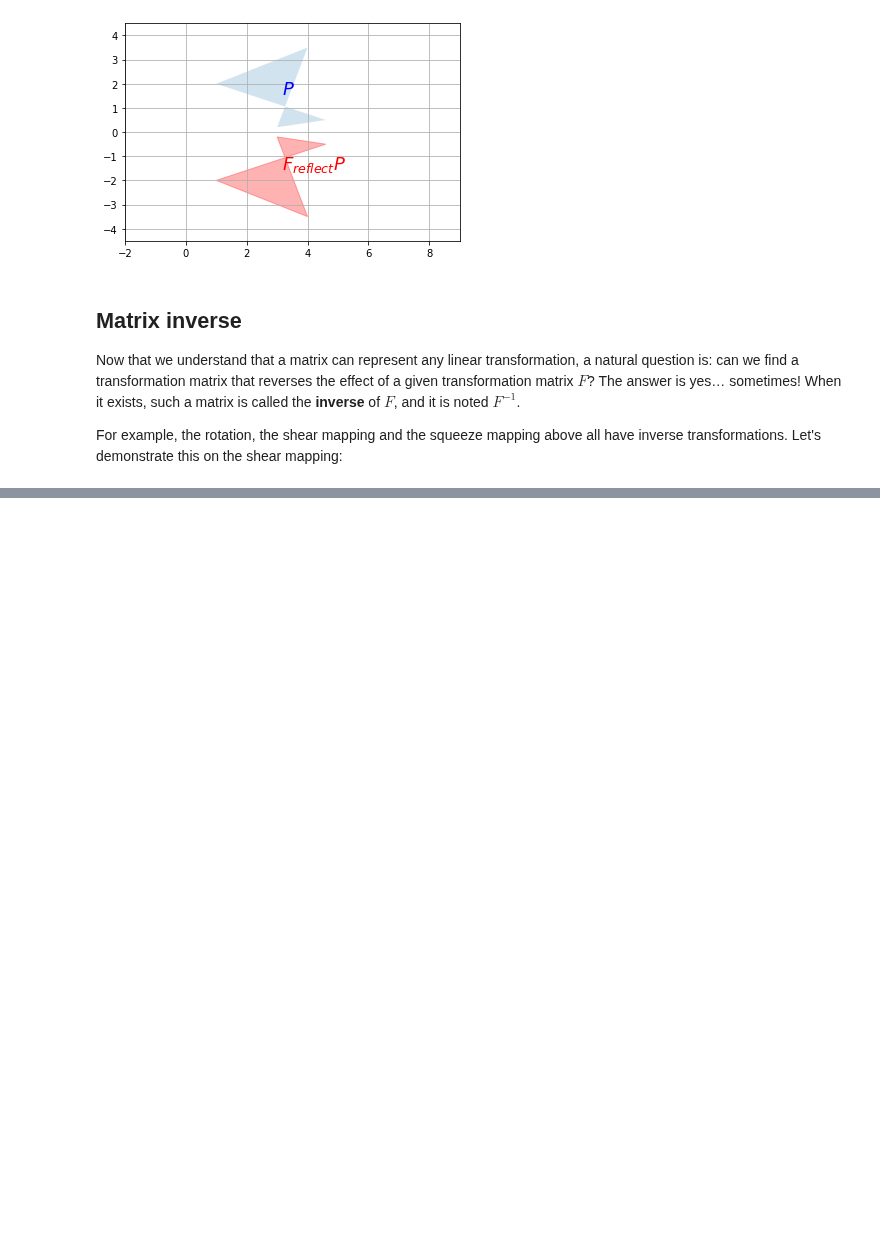
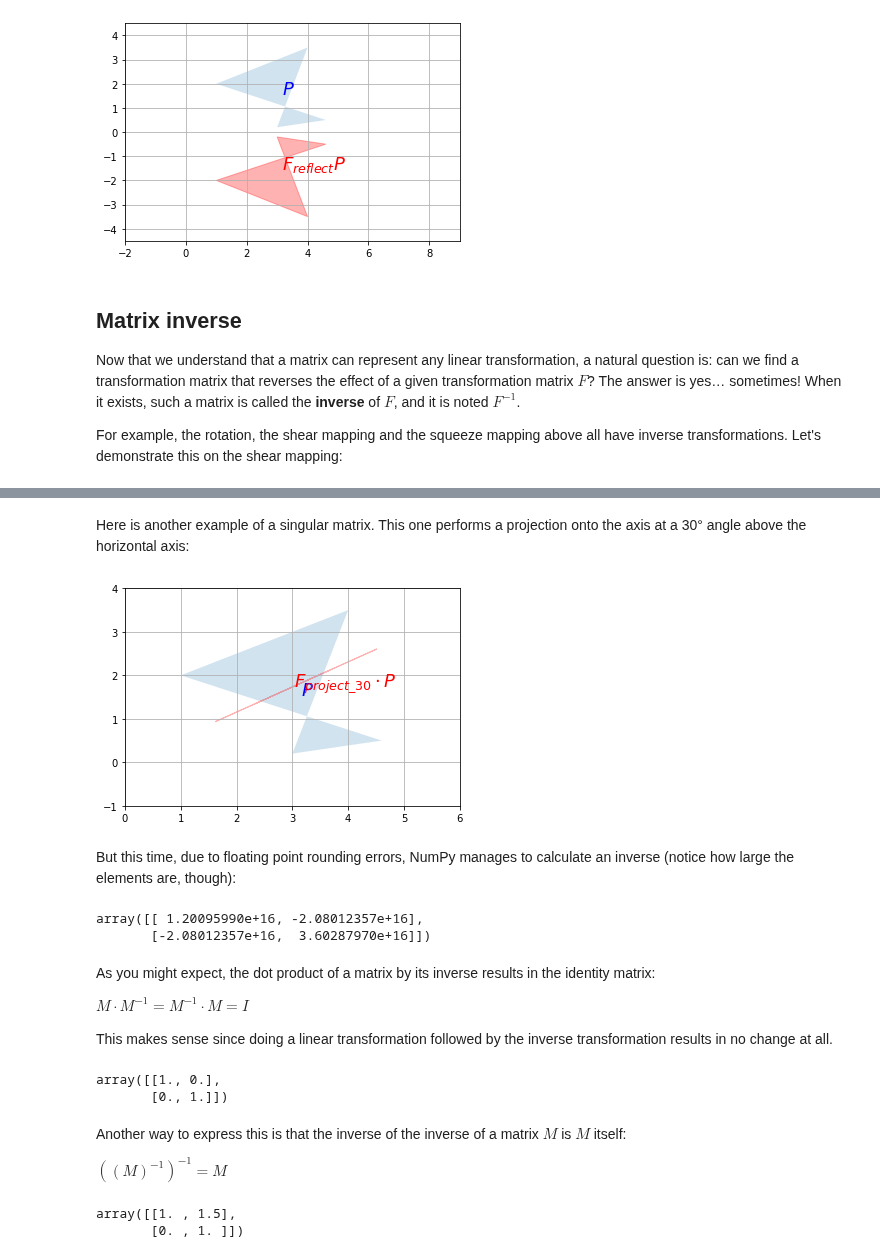
Before and after one commit to jackhwl/OpenCV, a Jupyter notebook: HandOn_MachineLearning/3/math_linear_algebra.ipynb, the cells around one changed output, grey strips where cells are left out. Saved outputs shown, nothing was run; the diff lists cells and outputs as text; code cells hidden in the pictures; blank space fills up the shorter version.

```diff
--- a/HandOn_MachineLearning/3/math_linear_algebra.ipynb
+++ b/HandOn_MachineLearning/3/math_linear_algebra.ipynb
@@ -1310,0 +1369,40 @@ For example, the rotation, the shear mapping and the squeeze mapping above all h
+# %% [markdown]
+Here is another example of a singular matrix. This one performs a projection onto the axis at a 30° angle above the horizontal axis:
+# %%
+angle30 = 30 * np.pi / 180
+F_project_30 = np.array([
+               [np.cos(angle30)**2, np.sin(2*angle30)/2],
+               [np.sin(2*angle30)/2, np.sin(angle30)**2]
+         ])
+plot_transformation(P, F_project_30.dot(P), "$P$", "$F_{project\_30} \cdot P$",
+                    axis=[0, 6, -1, 4])
+plt.show()
+# %% [output]
+[figure, added]
+# %% [markdown]
+But this time, due to floating point rounding errors, NumPy manages to calculate an inverse (notice how large the elements are, though):
+# %%
+LA.inv(F_project_30)
+# %% [output]
+array([[ 1.20095990e+16, -2.08012357e+16],
+       [-2.08012357e+16,  3.60287970e+16]])
+# %% [markdown]
+As you might expect, the dot product of a matrix by its inverse results in the identity matrix:
+
+$M \cdot M^{-1} = M^{-1} \cdot M = I$
+
+This makes sense since doing a linear transformation followed by the inverse transformation results in no change at all.
+# %%
+F_shear.dot(LA.inv(F_shear))
+# %% [output]
+array([[1., 0.],
+       [0., 1.]])
+# %% [markdown]
+Another way to express this is that the inverse of the inverse of a matrix $M$ is $M$ itself:
+
+$((M)^{-1})^{-1} = M$
+# %%
+LA.inv(LA.inv(F_shear))
+# %% [output]
+array([[1. , 1.5],
+       [0. , 1. ]])
```
Also changed, not shown: parts of 13 cells of this notebook.
